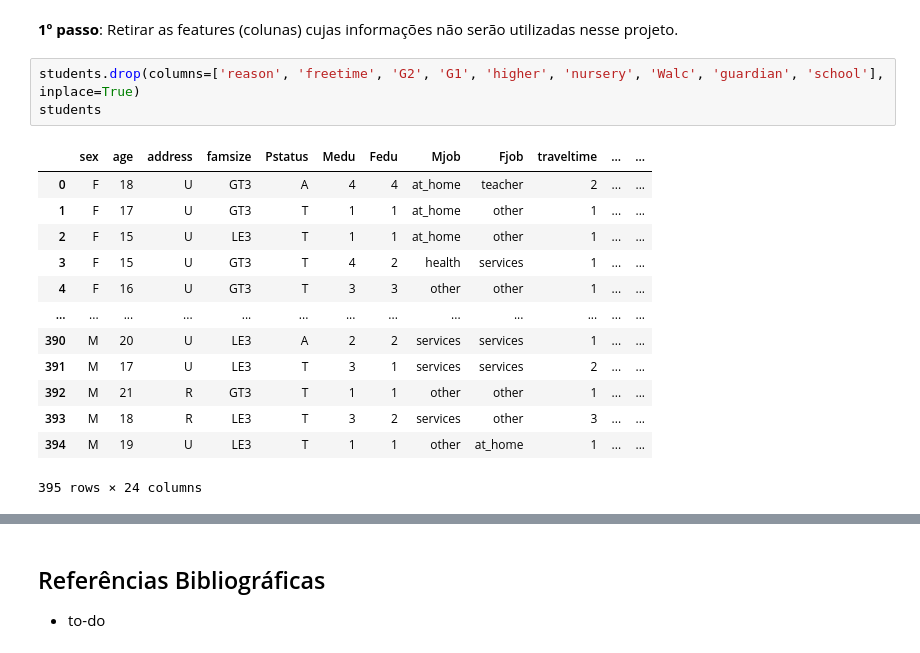
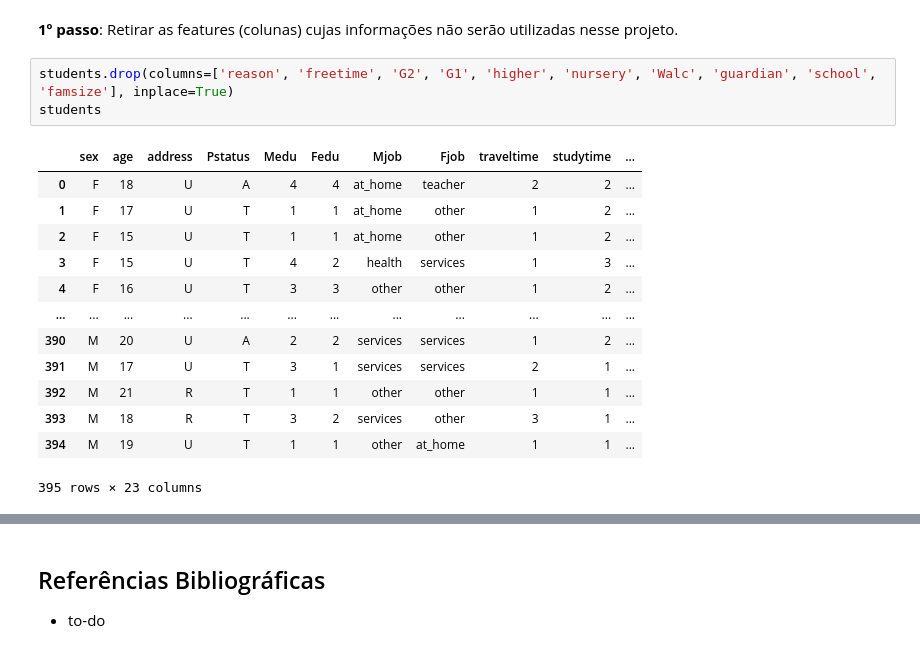
Before and after one commit to G3mha/why-students-fail-school, a Jupyter notebook: Project2.ipynb, the cells around one changed output, grey strips where cells are left out. Drawn from its saved outputs; the diff is of its cells as text.

```diff
--- a/Project2.ipynb
+++ b/Project2.ipynb
@@ -43,22 +43,22 @@ students
 # %% [markdown]
 **1º passo**: Retirar as features (colunas) cujas informações não serão utilizadas nesse projeto.
 # %%
-students.drop(columns=['reason', 'freetime', 'G2', 'G1', 'higher', 'nursery', 'Walc', 'guardian', 'school'], inplace=True)
+students.drop(columns=['reason', 'freetime', 'G2', 'G1', 'higher', 'nursery', 'Walc', 'guardian', 'school', 'famsize'], inplace=True)
 students
 # %% [output]
-|  | sex | age | address | famsize | Pstatus | Medu | Fedu | Mjob | Fjob | traveltime | ... | ... |
-| 0 | F | 18 | U | GT3 | A | 4 | 4 | at_home | teacher | 2 | ... | ... |
-| 1 | F | 17 | U | GT3 | T | 1 | 1 | at_home | other | 1 | ... | ... |
-| 2 | F | 15 | U | LE3 | T | 1 | 1 | at_home | other | 1 | ... | ... |
-| 3 | F | 15 | U | GT3 | T | 4 | 2 | health | services | 1 | ... | ... |
-| 4 | F | 16 | U | GT3 | T | 3 | 3 | other | other | 1 | ... | ... |
-| ... | ... | ... | ... | ... | ... | ... | ... | ... | ... | ... | ... | ... |
-| 390 | M | 20 | U | LE3 | A | 2 | 2 | services | services | 1 | ... | ... |
-| 391 | M | 17 | U | LE3 | T | 3 | 1 | services | services | 2 | ... | ... |
-| 392 | M | 21 | R | GT3 | T | 1 | 1 | other | other | 1 | ... | ... |
-| 393 | M | 18 | R | LE3 | T | 3 | 2 | services | other | 3 | ... | ... |
-| 394 | M | 19 | U | LE3 | T | 1 | 1 | other | at_home | 1 | ... | ... |
+|  | sex | age | address | Pstatus | Medu | Fedu | Mjob | Fjob | traveltime | studytime | ... |
+| 0 | F | 18 | U | A | 4 | 4 | at_home | teacher | 2 | 2 | ... |
+| 1 | F | 17 | U | T | 1 | 1 | at_home | other | 1 | 2 | ... |
+| 2 | F | 15 | U | T | 1 | 1 | at_home | other | 1 | 2 | ... |
+| 3 | F | 15 | U | T | 4 | 2 | health | services | 1 | 3 | ... |
+| 4 | F | 16 | U | T | 3 | 3 | other | other | 1 | 2 | ... |
+| ... | ... | ... | ... | ... | ... | ... | ... | ... | ... | ... | ... |
+| 390 | M | 20 | U | A | 2 | 2 | services | services | 1 | 2 | ... |
+| 391 | M | 17 | U | T | 3 | 1 | services | services | 2 | 1 | ... |
+| 392 | M | 21 | R | T | 1 | 1 | other | other | 1 | 1 | ... |
+| 393 | M | 18 | R | T | 3 | 2 | services | other | 3 | 1 | ... |
+| 394 | M | 19 | U | T | 1 | 1 | other | at_home | 1 | 1 | ... |
-395 rows × 24 columns
+395 rows × 23 columns
 # %% [markdown]
 **2º passo**: Unir as features (colunas) cujos temas convergem, para aumentar a qualidade de análise de cada feature.
 
```
Also changed, not shown: parts of 18 cells of this notebook.
